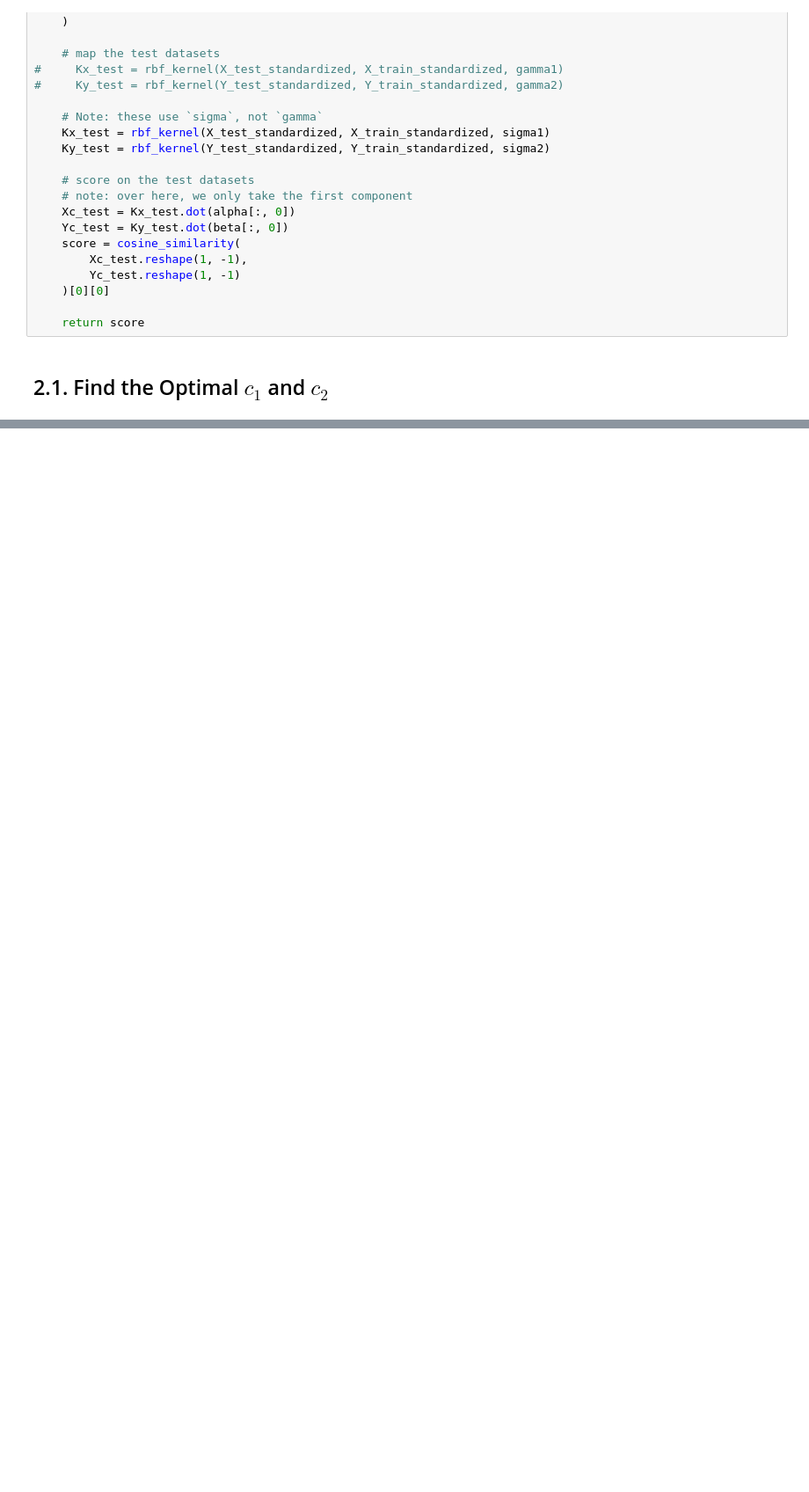
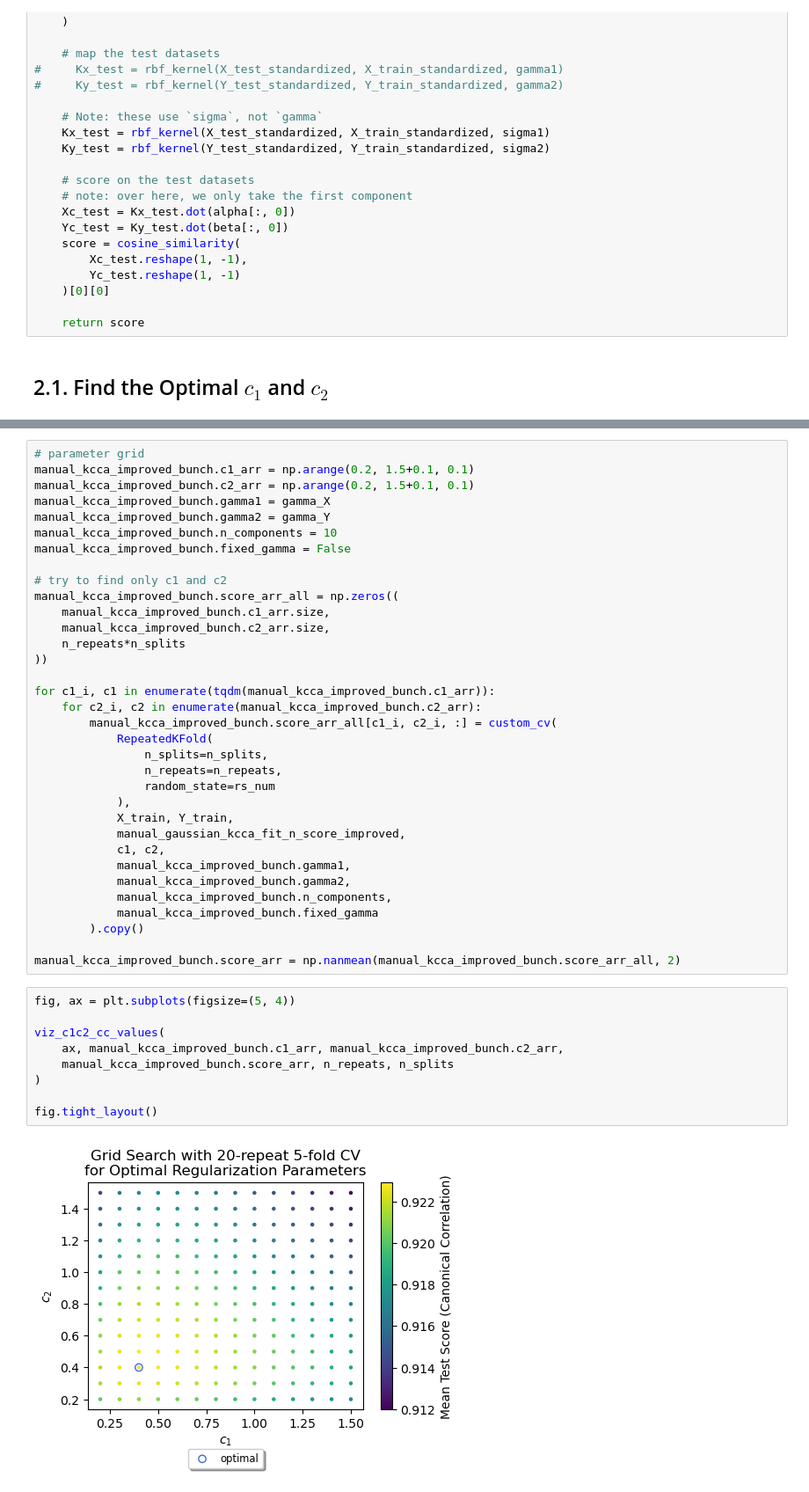
Before and after one commit to Chao8219/scikit_learn_showcase, a Jupyter notebook: jupyter_notebooks/CCA/ex_repro/chap_3_kCCA_examples.ipynb, the cells around one changed output, grey strips where cells are left out. Shown at 88% size. Drawn from its saved outputs; the diff is of its cells as text; blank space fills up the shorter version.

```diff
--- a/jupyter_notebooks/CCA/ex_repro/chap_3_kCCA_examples.ipynb
+++ b/jupyter_notebooks/CCA/ex_repro/chap_3_kCCA_examples.ipynb
@@ -538,0 +603,45 @@ For this sub-section, we can make some minor improvements to the scripts to see
+# %%
+# parameter grid
+manual_kcca_improved_bunch.c1_arr = np.arange(0.2, 1.5+0.1, 0.1)
+manual_kcca_improved_bunch.c2_arr = np.arange(0.2, 1.5+0.1, 0.1)
+manual_kcca_improved_bunch.gamma1 = gamma_X
+manual_kcca_improved_bunch.gamma2 = gamma_Y
+manual_kcca_improved_bunch.n_components = 10
+manual_kcca_improved_bunch.fixed_gamma = False
+
+# try to find only c1 and c2
+manual_kcca_improved_bunch.score_arr_all = np.zeros((
+    manual_kcca_improved_bunch.c1_arr.size,
+    manual_kcca_improved_bunch.c2_arr.size,
+    n_repeats*n_splits
+))
+
+for c1_i, c1 in enumerate(tqdm(manual_kcca_improved_bunch.c1_arr)):
+    for c2_i, c2 in enumerate(manual_kcca_improved_bunch.c2_arr):
+        manual_kcca_improved_bunch.score_arr_all[c1_i, c2_i, :] = custom_cv(
+            RepeatedKFold(
+                n_splits=n_splits,
+                n_repeats=n_repeats,
+                random_state=rs_num
+            ),
+            X_train, Y_train,
+            manual_gaussian_kcca_fit_n_score_improved,
+            c1, c2,
+            manual_kcca_improved_bunch.gamma1,
+            manual_kcca_improved_bunch.gamma2,
+            manual_kcca_improved_bunch.n_components,
+            manual_kcca_improved_bunch.fixed_gamma
+        ).copy()
+
+manual_kcca_improved_bunch.score_arr = np.nanmean(manual_kcca_improved_bunch.score_arr_all, 2)
+# %%
+fig, ax = plt.subplots(figsize=(5, 4))
+
+viz_c1c2_cc_values(
+    ax, manual_kcca_improved_bunch.c1_arr, manual_kcca_improved_bunch.c2_arr,
+    manual_kcca_improved_bunch.score_arr, n_repeats, n_splits
+)
+
+fig.tight_layout()
+# %% [output]
+[figure, added]
```
Also changed, not shown: parts of 37 cells of this notebook.
